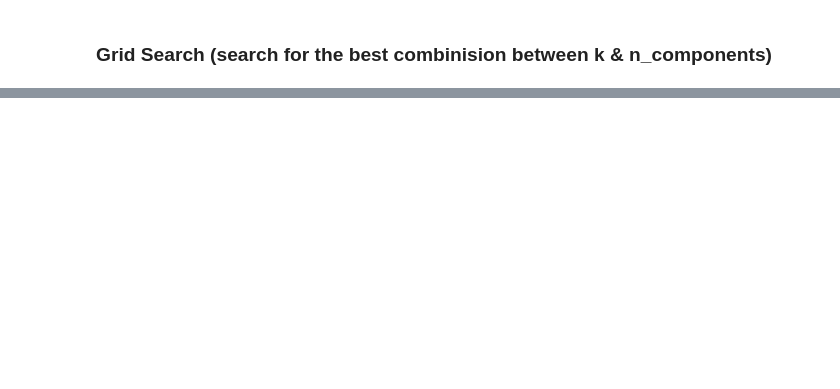
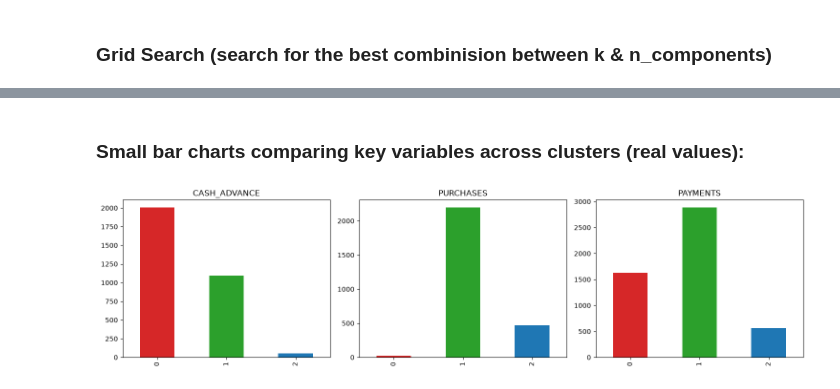
Before and after one commit to ABDELHAFIDaz/CardProfiler, a Jupyter notebook: notebooks/Clustering.ipynb, the cells around one changed output, grey strips where cells are left out. Drawn from its saved outputs; the diff is of its cells as text; code cells hidden in the pictures; blank space fills up the shorter version.

```diff
--- a/notebooks/Clustering.ipynb
+++ b/notebooks/Clustering.ipynb
@@ -62,0 +295,10 @@ results_df.sort_values("silhouette", ascending=False)
+# %%
+cluster_mean_real = (
+    df_clean.groupby("cluster_kmeans")[cols]
+    .mean()
+    .sort_index()
+    .round(2)
+)
+
+print("Moyennes par cluster (vue réelle)")
+display(cluster_mean_real)
@@ -62,0 +373,16 @@ results_df.sort_values("silhouette", ascending=False)
+# %% [markdown]
+### Small bar charts comparing key variables across clusters (real values):
+# %%
+key_vars = ["CASH_ADVANCE", "PURCHASES", "PAYMENTS"]
+
+fig, axes = plt.subplots(1, 3, figsize=(15, 4))
+
+for ax, var in zip(axes, key_vars):
+    cluster_mean_real[var].plot(kind="bar", ax=ax, color=["#d62728", "#2ca02c", "#1f77b4"])
+    ax.set_title(var)
+    ax.set_xlabel("")
+
+plt.tight_layout()
+plt.show()
+# %% [output]
+[figure, added]
```
Also changed, not shown: parts of 34 cells of this notebook, 1 other file.
